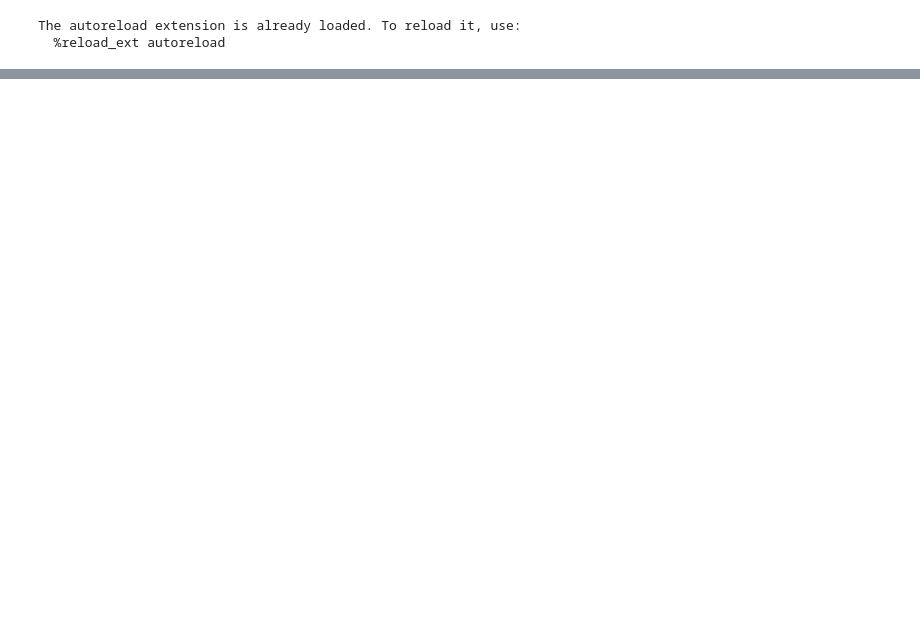
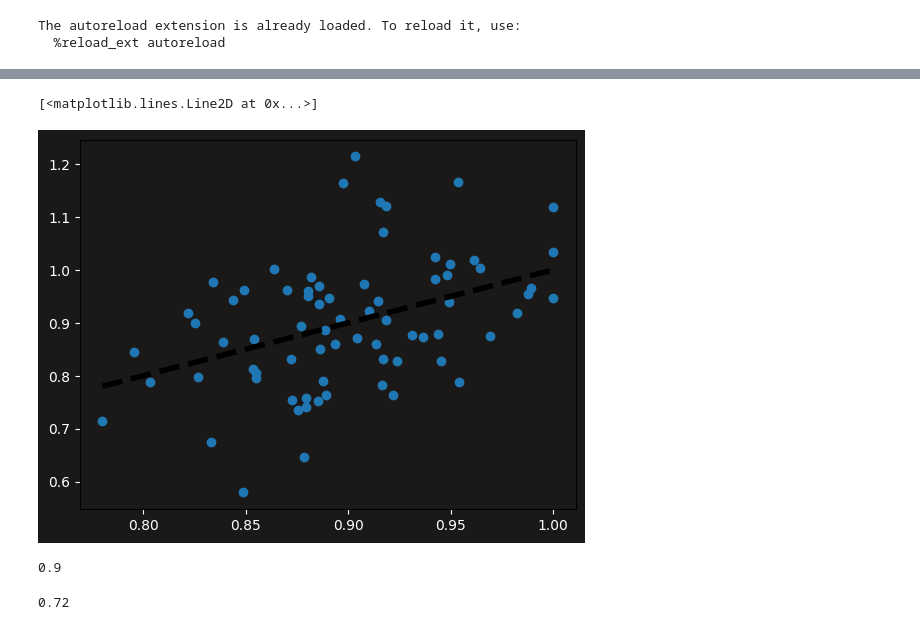
Before and after one commit to causalabs/causadb-examples, a Jupyter notebook: python/production_line/data.ipynb, the cells around one changed output, grey strips where cells are left out. Drawn from its saved outputs; the diff is of its cells as text; code cells hidden in the pictures; blank space fills up the shorter version.

Commit message:
Update production line example.

```diff
--- a/python/production_line/data.ipynb
+++ b/python/production_line/data.ipynb
@@ -103,0 +107,60 @@ with open("edges.json", "w") as f:
+# %%
+# Fit neural network
+from sklearn.neural_network import MLPRegressor
+from xgboost import XGBRegressor
+from sklearn.model_selection import train_test_split
+from sklearn.metrics import mean_squared_error, r2_score
+
+X = data.drop(columns=["Output"])
+y = data["Output"]
+
+
+X_train, X_test, y_train, y_test = train_test_split(X, y, test_size=0.2, random_state=42)
+
+nn = MLPRegressor(hidden_layer_sizes=(256, 256, 256), max_iter=1000, random_state=42)
+nn.fit(X_train, y_train)
+
+y_pred = nn.predict(X_test)
+
+mean_squared_error(y_test, y_pred), r2_score(y_test, y_pred)
+
+# Plot y_test vs y_pred
+import matplotlib.pyplot as plt
+
+plt.scatter(y_test, y_pred)
+plt.plot([y_test.min(), y_test.max()], [y_test.min(), y_test.max()], "k--", lw=4)
+# %% [output]
+[<matplotlib.lines.Line2D at 0x...>]
+[figure, added]
+# %%
+output_original = data.head().mean().round(2)["Output"]
+# %% [output]
+0.9
+# %%
+# Run optimisation routine using neural network to find optimal configuration
+from scipy.optimize import minimize
+import pandas as pd
+
+actionable = ["Config_A1", "Config_A2", "Config_A3", "Config_B1", "Config_B2", "Config_B3", "Config_C1", "Config_C2"]
+
+def objective_function(action: list):
+    # Convert from (-inf, inf) to (0, 1)
+    action = [1 / (1 + 2.718281828459045 ** -x) for x in action]
+    new_values = {k: v for k, v in zip(actionable, action)}
+    input_values = X.mean().to_dict()
+    input_values.update(new_values)
+    input_values = pd.DataFrame(input_values, index=[0])
+    return -nn.predict(input_values)
+
+initial_guess = [0] * len(actionable)
+result = minimize(objective_function, initial_guess, method="BFGS")
+result.x
+
+action = {k: v for k, v in zip(actionable, result.x)}
+
+# Convert from (-inf, inf) to (0, 1)
+action = {k: 1 / (1 + 2.718281828459045 ** -v) for k, v in action.items()}
+
+output_achieved_neuralnet = data_generator.forward(action).mean().round(2)["Output"]
+# %% [output]
+0.72
```
Also changed, not shown: parts of 6 cells of this notebook, 5 other files.
